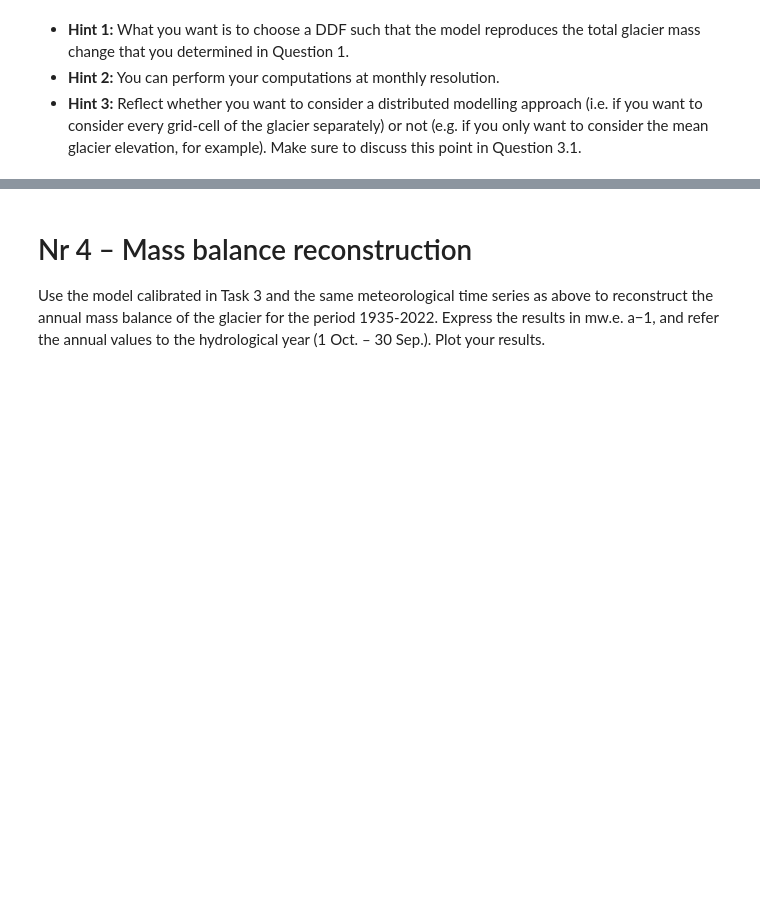
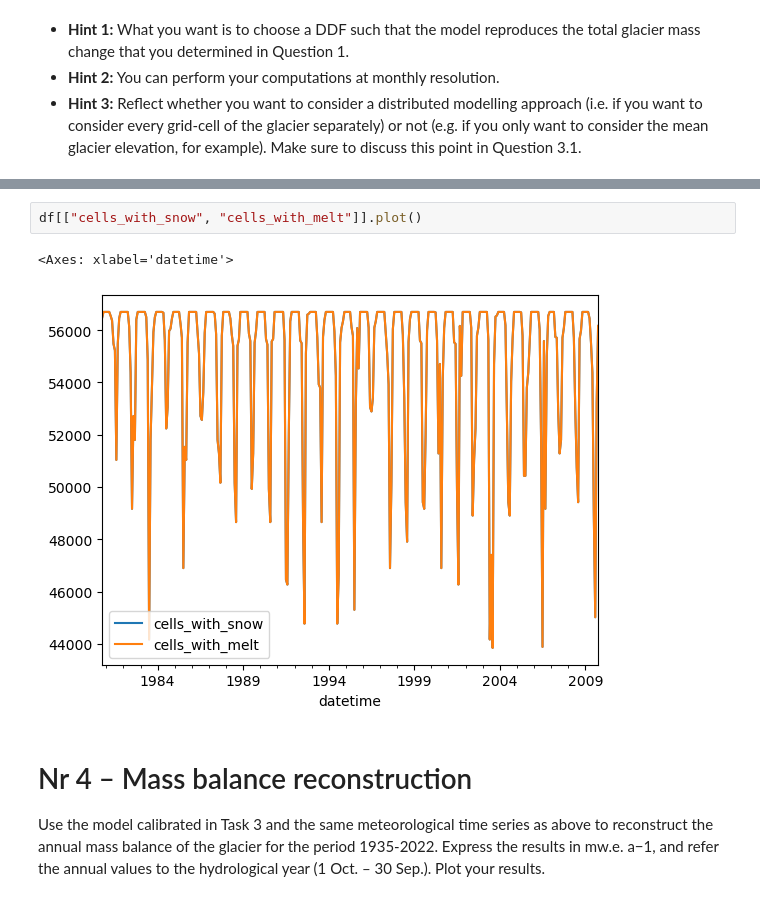
Before and after one commit to sspelsberg/Glaciology1, a Jupyter notebook: Assignment 1 Glaciology.ipynb, the cells around one changed output, grey strips where cells are left out. Drawn from its saved outputs; the diff is of its cells as text; blank space fills up the shorter version.

```diff
--- a/Assignment 1 Glaciology.ipynb
+++ b/Assignment 1 Glaciology.ipynb
@@ -252,3 +318,8 @@ biases go, and which assumption are likely to introduce the largest biases?*
+# %%
+df[["cells_with_snow", "cells_with_melt"]].plot()
+# %% [output]
+<Axes: xlabel='datetime'>
+[figure, added]
 # %% [markdown]
 # Nr 4 – Mass balance reconstruction
 
```
Also changed, not shown: parts of 2 cells of this notebook.
